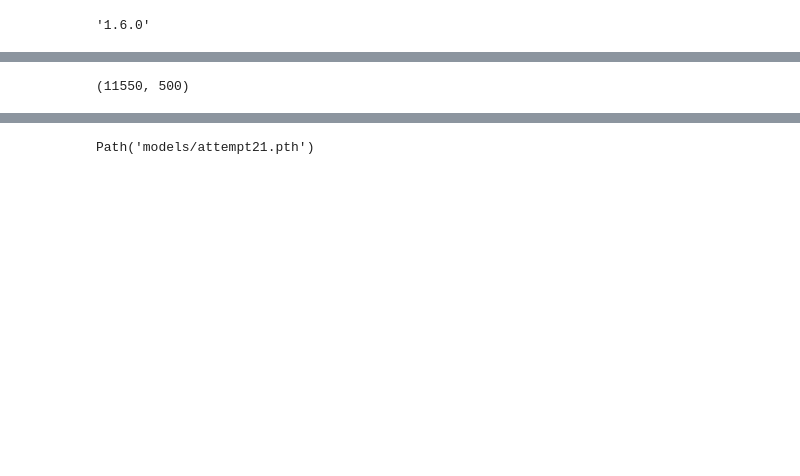
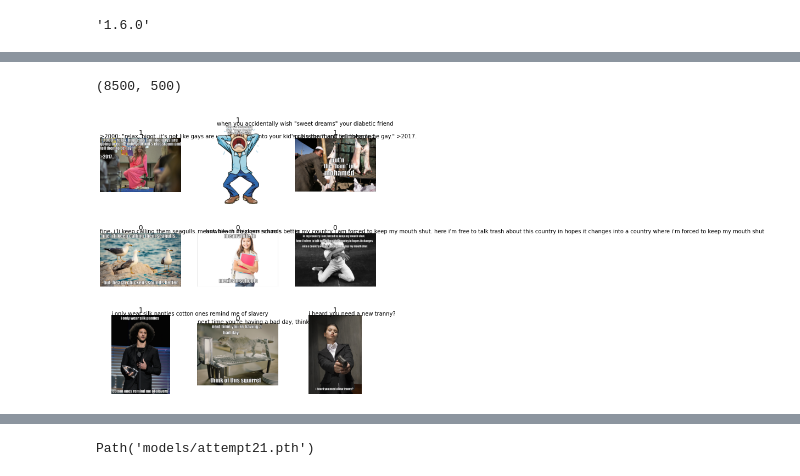
Before and after one commit to slawekslex/dl_experiments, a Jupyter notebook: Hateful/VLP.ipynb, the cells around one changed output, grey strips where cells are left out. Saved outputs shown, nothing was run; the diff lists cells and outputs as text; code cells hidden in the pictures; blank space fills up the shorter version.

```diff
--- a/Hateful/VLP.ipynb
+++ b/Hateful/VLP.ipynb
@@ -389,9 +192,11 @@ def plot_top_losses(x: VLPInput, y:TensorCategory, samples, outs, raws, losses,
         s[0].show(ctx=ax, **kwargs)
         ax.set_title(f'{o}/{s[1]} / {l.item():.2f} / {r.max().item():.2f}')
 # %%
-db = DataBlock(blocks = (TransformBlock, CategoryBlock), get_x = Pipeline([LoadRow(0, train_proc),LoadRow(1, val_proc)]), get_y=get_y,  splitter=ColSplitter('is_valid'))
-dls = db.dataloaders(df_train_val,bs=48, device=device)
+db = DataBlock(blocks = (TransformBlock, CategoryBlock),
+               get_x = Pipeline([LoadRow(0, train_proc, tokenizer),LoadRow(1, val_proc, tokenizer)]),
+               get_y=get_y,  splitter=ColSplitter('is_valid'))
+dls = db.dataloaders(data[:9000],bs=32, device=device)
 
 len(dls.train_ds), len(dls.valid_ds)
 # %% [output]
-(11550, 500)
+(8500, 500)
@@ -412,5 +213,7 @@ def show(id, ctx, **kwargs):
 # %%
-#dls.show_batch(dls.one_batch(), 9)
+dls.show_batch(dls.one_batch(), 9)
+# %% [output]
+[figure, added]
 # %%
 def vlp_splitter(model):
     return L(params(model.stem.vis_embed) + params(model.stem.vis_pe_embed),
```
Also changed, not shown: parts of 11 cells of this notebook, 1 other file.
